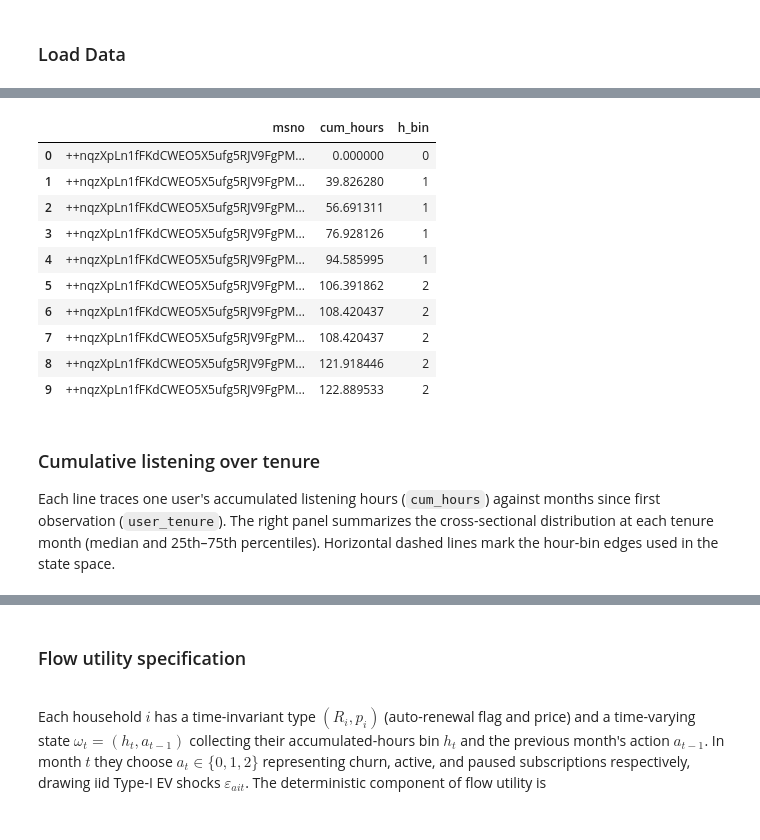
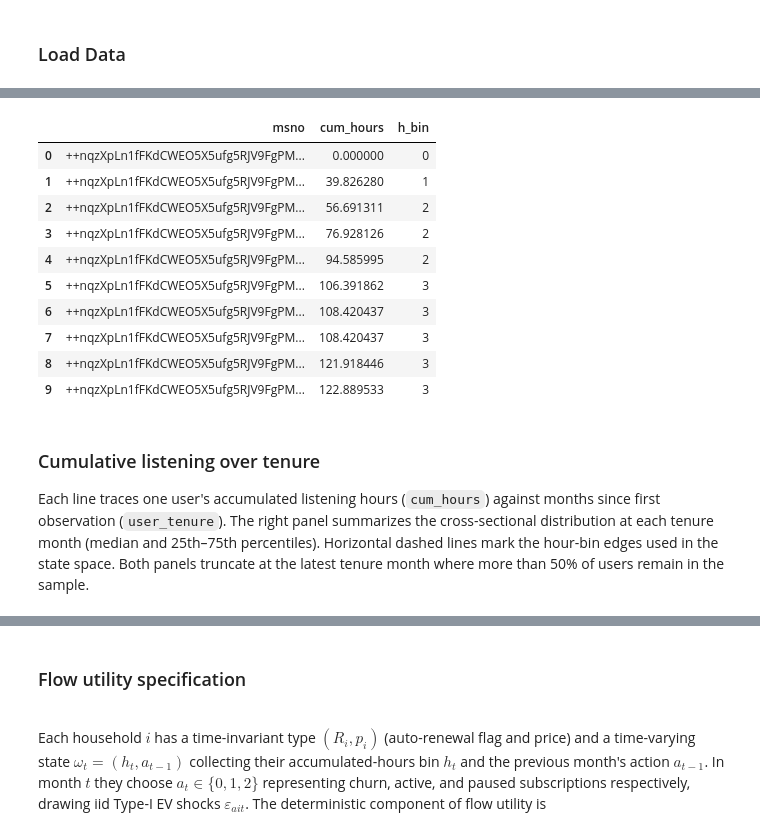
Before and after one commit to thom-li/gsbgen641code, a Jupyter notebook: project/estimation.ipynb, the cells around one changed output, grey strips where cells are left out. Cells and saved outputs as stored; diff of their text form; code cells hidden in the pictures.

```diff
--- a/project/estimation.ipynb
+++ b/project/estimation.ipynb
@@ -55,33 +55,33 @@ df.head()
 # %%
 # Discretize accumulated hours into bins
 
-hour_edges = np.array([0.0, 25.0, 100.0, 250.0, 500.0, np.inf])
+hour_edges = np.array([0.0, 10.0, 50.0, 100.0, np.inf])
 H = len(hour_edges) - 1
 
 df["h_bin"] = pd.cut(
     df["cum_hours"],
     bins=hour_edges,
     include_lowest=True,
     labels=False,
 ).astype(int)
 
 df[["msno", "cum_hours", "h_bin"]].head(10)
 # %% [output]
 |  | msno | cum_hours | h_bin |
 | 0 | ++nqzXpLn1fFKdCWEO5X5ufg5RJV9FgPM... | 0.000000 | 0 |
 | 1 | ++nqzXpLn1fFKdCWEO5X5ufg5RJV9FgPM... | 39.826280 | 1 |
-| 2 | ++nqzXpLn1fFKdCWEO5X5ufg5RJV9FgPM... | 56.691311 | 1 |
-| 3 | ++nqzXpLn1fFKdCWEO5X5ufg5RJV9FgPM... | 76.928126 | 1 |
-| 4 | ++nqzXpLn1fFKdCWEO5X5ufg5RJV9FgPM... | 94.585995 | 1 |
-| 5 | ++nqzXpLn1fFKdCWEO5X5ufg5RJV9FgPM... | 106.391862 | 2 |
-| 6 | ++nqzXpLn1fFKdCWEO5X5ufg5RJV9FgPM... | 108.420437 | 2 |
-| 7 | ++nqzXpLn1fFKdCWEO5X5ufg5RJV9FgPM... | 108.420437 | 2 |
-| 8 | ++nqzXpLn1fFKdCWEO5X5ufg5RJV9FgPM... | 121.918446 | 2 |
-| 9 | ++nqzXpLn1fFKdCWEO5X5ufg5RJV9FgPM... | 122.889533 | 2 |
+| 2 | ++nqzXpLn1fFKdCWEO5X5ufg5RJV9FgPM... | 56.691311 | 2 |
+| 3 | ++nqzXpLn1fFKdCWEO5X5ufg5RJV9FgPM... | 76.928126 | 2 |
+| 4 | ++nqzXpLn1fFKdCWEO5X5ufg5RJV9FgPM... | 94.585995 | 2 |
+| 5 | ++nqzXpLn1fFKdCWEO5X5ufg5RJV9FgPM... | 106.391862 | 3 |
+| 6 | ++nqzXpLn1fFKdCWEO5X5ufg5RJV9FgPM... | 108.420437 | 3 |
+| 7 | ++nqzXpLn1fFKdCWEO5X5ufg5RJV9FgPM... | 108.420437 | 3 |
+| 8 | ++nqzXpLn1fFKdCWEO5X5ufg5RJV9FgPM... | 121.918446 | 3 |
+| 9 | ++nqzXpLn1fFKdCWEO5X5ufg5RJV9FgPM... | 122.889533 | 3 |
 # %% [markdown]
 ### Cumulative listening over tenure
 
-Each line traces one user's accumulated listening hours (`cum_hours`) against months since first observation (`user_tenure`). The right panel summarizes the cross-sectional distribution at each tenure month (median and 25th–75th percentiles). Horizontal dashed lines mark the hour-bin edges used in the state space.
+Each line traces one user's accumulated listening hours (`cum_hours`) against months since first observation (`user_tenure`). The right panel summarizes the cross-sectional distribution at each tenure month (median and 25th–75th percentiles). Horizontal dashed lines mark the hour-bin edges used in the state space. Both panels truncate at the latest tenure month where more than 50% of users remain in the sample.
 # %%
 plot_df = df.sort_values(["msno", "user_tenure"]).copy()
 n_users = plot_df["msno"].nunique()
```
Also changed, not shown: parts of 15 cells of this notebook, 12 other files.
